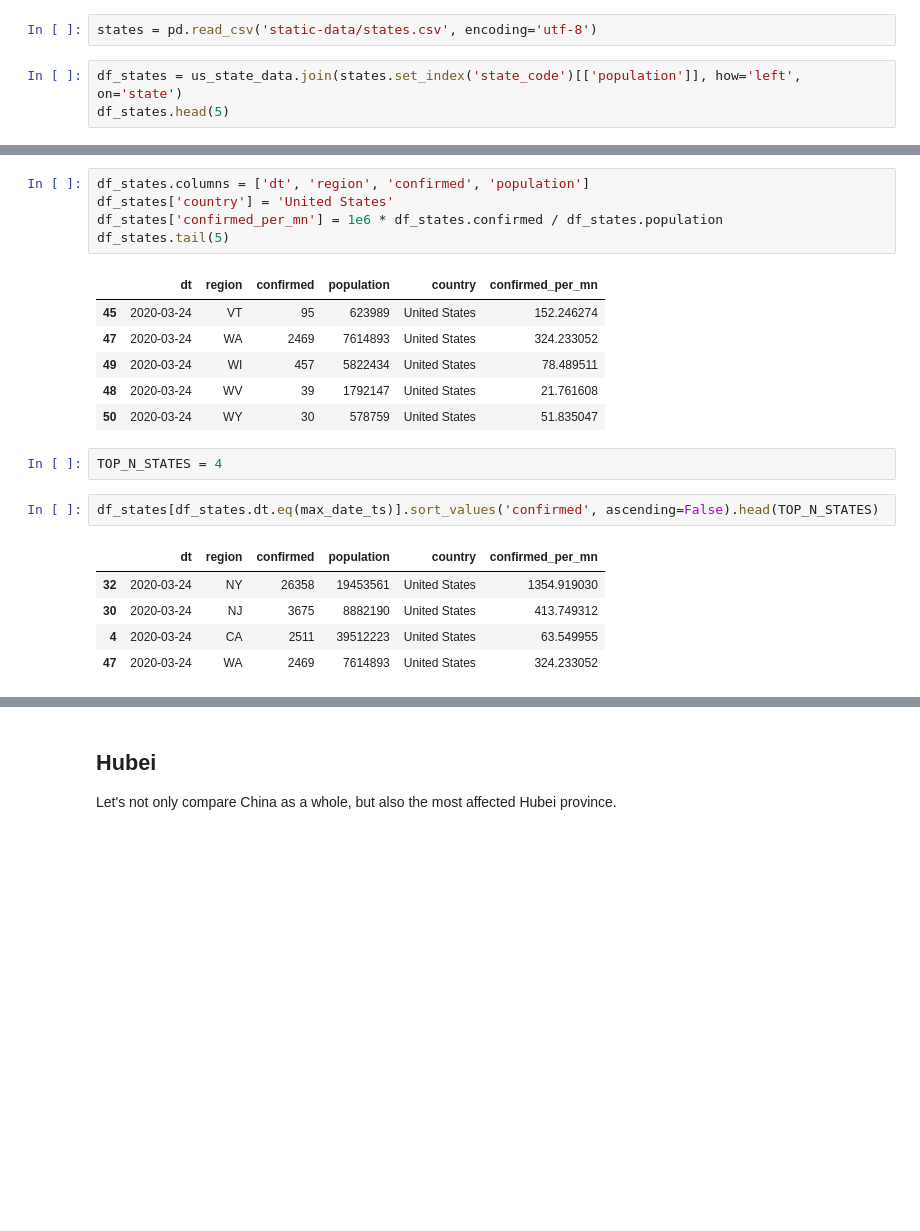
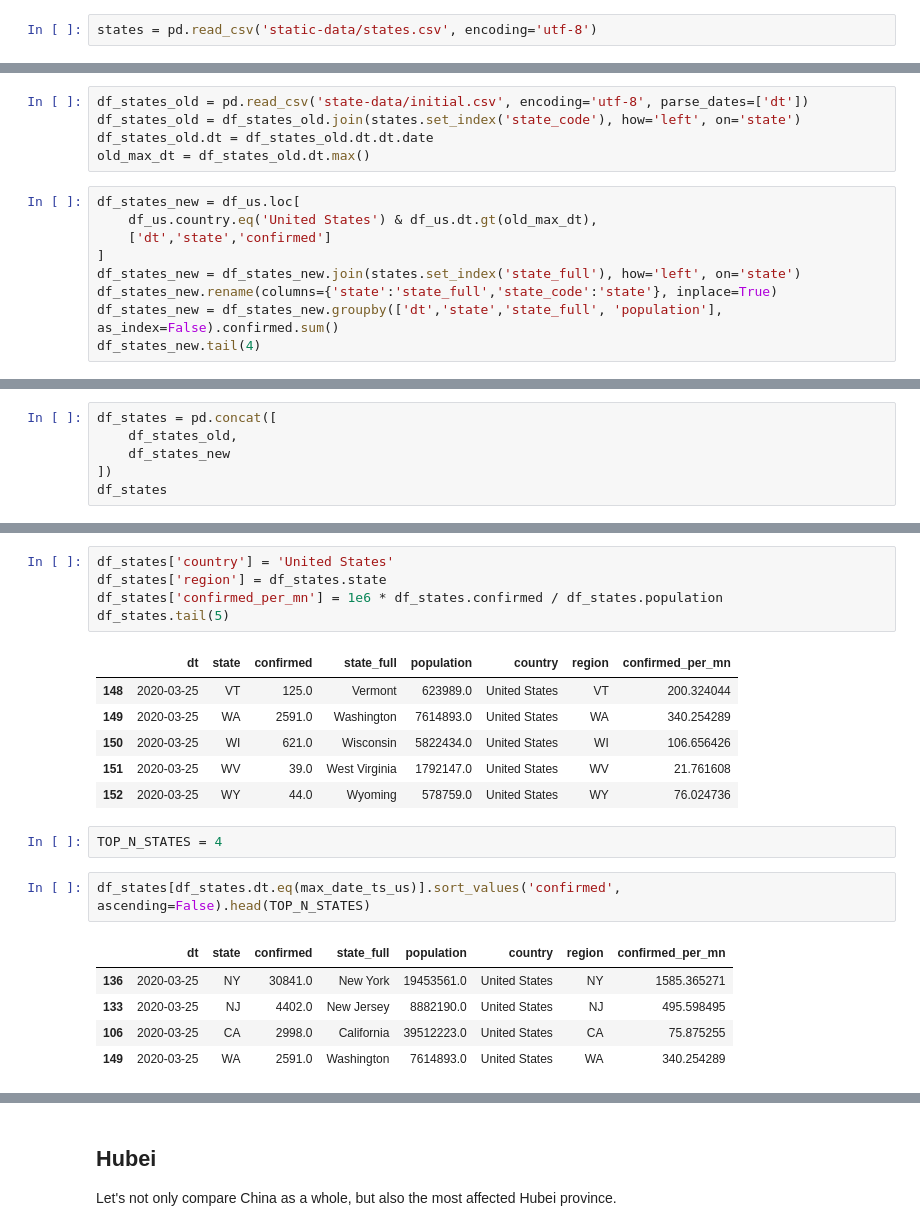
Before and after one commit to puetsch/corona-stats, a Jupyter notebook: corona-plots.ipynb, the cells around one changed output, grey strips where cells are left out. Saved outputs shown, nothing was run; the diff lists cells and outputs as text; blank space fills up the shorter version.

```diff
--- a/corona-plots.ipynb
+++ b/corona-plots.ipynb
@@ -179,5 +211,2 @@ us_state_data = pd.concat(us_state_dfs).sort_values(['dt','state'])
 # %%
 states = pd.read_csv('static-data/states.csv', encoding='utf-8')
-# %%
-df_states = us_state_data.join(states.set_index('state_code')[['population']], how='left', on='state')
-df_states.head(5)
@@ -194,0 +213,14 @@ assert(df_states[df_states.population.isna()].shape[0]==0)
+# %%
+df_states_old = pd.read_csv('state-data/initial.csv', encoding='utf-8', parse_dates=['dt'])
+df_states_old = df_states_old.join(states.set_index('state_code'), how='left', on='state')
+df_states_old.dt = df_states_old.dt.dt.date
+old_max_dt = df_states_old.dt.max()
+# %%
+df_states_new = df_us.loc[
+    df_us.country.eq('United States') & df_us.dt.gt(old_max_dt),
+    ['dt','state','confirmed']
+]
+df_states_new = df_states_new.join(states.set_index('state_full'), how='left', on='state')
+df_states_new.rename(columns={'state':'state_full','state_code':'state'}, inplace=True)
+df_states_new = df_states_new.groupby(['dt','state','state_full', 'population'], as_index=False).confirmed.sum()
+df_states_new.tail(4)
@@ -194,0 +233,6 @@ assert(df_states[df_states.population.isna()].shape[0]==0)
+# %%
+df_states = pd.concat([
+    df_states_old,
+    df_states_new
+])
+df_states
@@ -195,23 +253,23 @@ assert(df_states[df_states.population.isna()].shape[0]==0)
 # %%
-df_states.columns = ['dt', 'region', 'confirmed', 'population']
 df_states['country'] = 'United States'
+df_states['region'] = df_states.state
 df_states['confirmed_per_mn'] = 1e6 * df_states.confirmed / df_states.population
 df_states.tail(5)
 # %% [output]
-|  | dt | region | confirmed | population | country | confirmed_per_mn |
-| 45 | 2020-03-24 | VT | 95 | 623989 | United States | 152.246274 |
-| 47 | 2020-03-24 | WA | 2469 | 7614893 | United States | 324.233052 |
-| 49 | 2020-03-24 | WI | 457 | 5822434 | United States | 78.489511 |
-| 48 | 2020-03-24 | WV | 39 | 1792147 | United States | 21.761608 |
-| 50 | 2020-03-24 | WY | 30 | 578759 | United States | 51.835047 |
+|  | dt | state | confirmed | state_full | population | country | region | confirmed_per_mn |
+| 148 | 2020-03-25 | VT | 125.0 | Vermont | 623989.0 | United States | VT | 200.324044 |
+| 149 | 2020-03-25 | WA | 2591.0 | Washington | 7614893.0 | United States | WA | 340.254289 |
+| 150 | 2020-03-25 | WI | 621.0 | Wisconsin | 5822434.0 | United States | WI | 106.656426 |
+| 151 | 2020-03-25 | WV | 39.0 | West Virginia | 1792147.0 | United States | WV | 21.761608 |
+| 152 | 2020-03-25 | WY | 44.0 | Wyoming | 578759.0 | United States | WY | 76.024736 |
 # %%
 TOP_N_STATES = 4
 # %%
-df_states[df_states.dt.eq(max_date_ts)].sort_values('confirmed', ascending=False).head(TOP_N_STATES)
+df_states[df_states.dt.eq(max_date_ts_us)].sort_values('confirmed', ascending=False).head(TOP_N_STATES)
 # %% [output]
-|  | dt | region | confirmed | population | country | confirmed_per_mn |
-| 32 | 2020-03-24 | NY | 26358 | 19453561 | United States | 1354.919030 |
-| 30 | 2020-03-24 | NJ | 3675 | 8882190 | United States | 413.749312 |
-| 4 | 2020-03-24 | CA | 2511 | 39512223 | United States | 63.549955 |
-| 47 | 2020-03-24 | WA | 2469 | 7614893 | United States | 324.233052 |
+|  | dt | state | confirmed | state_full | population | country | region | confirmed_per_mn |
+| 136 | 2020-03-25 | NY | 30841.0 | New York | 19453561.0 | United States | NY | 1585.365271 |
+| 133 | 2020-03-25 | NJ | 4402.0 | New Jersey | 8882190.0 | United States | NJ | 495.598495 |
+| 106 | 2020-03-25 | CA | 2998.0 | California | 39512223.0 | United States | CA | 75.875255 |
+| 149 | 2020-03-25 | WA | 2591.0 | Washington | 7614893.0 | United States | WA | 340.254289 |
 # %%
```
Also changed, not shown: parts of 35 cells of this notebook, 43 other files.
